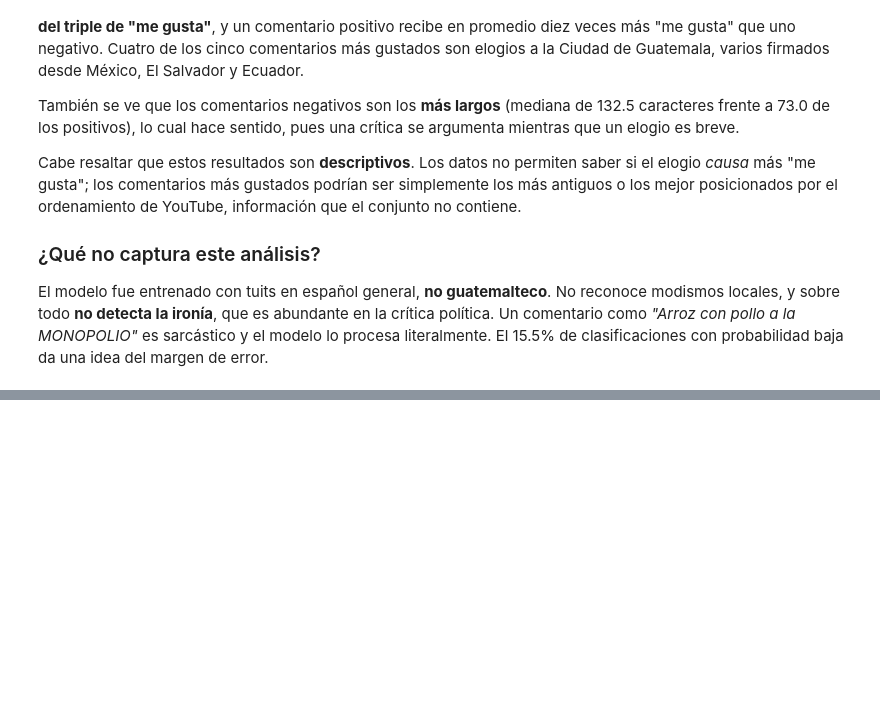
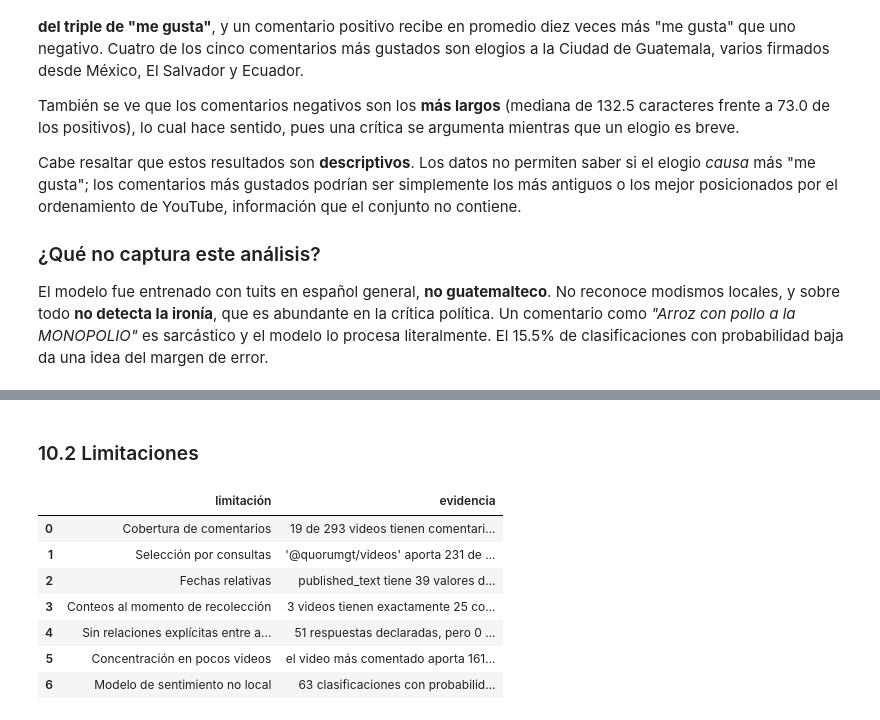
Before and after one commit to Tunchxz/CC3084-Laboratorio-6, a Jupyter notebook: notebooks/04_sentimiento_conclusiones.ipynb, the cells around one changed output, grey strips where cells are left out. Saved outputs shown, nothing was run; the diff lists cells and outputs as text; code cells hidden in the pictures; blank space fills up the shorter version.

```diff
--- a/notebooks/04_sentimiento_conclusiones.ipynb
+++ b/notebooks/04_sentimiento_conclusiones.ipynb
@@ -532,0 +591,46 @@ El modelo fue entrenado con tuits en español general, **no guatemalteco**. No r
+# %% [markdown]
+### 10.2 Limitaciones
+# %%
+# Cada limitación con la cifra que la respalda
+lim = []
+
+lim.append({"limitación": "Cobertura de comentarios",
+            "evidencia": f"{cv['video_id'].nunique()} de {len(videos)} videos tienen comentarios "
+                         f"({cv['video_id'].nunique()/len(videos):.1%})"})
+
+q = cv["source_query_comentario"].value_counts()
+lim.append({"limitación": "Selección por consultas",
+            "evidencia": f"'{q.index[0]}' aporta {q.iloc[0]} de {len(cv)} comentarios ({q.iloc[0]/len(cv):.1%}); "
+                         f"{int((videos['source_group'] == 'official_gov').sum())} videos official_gov aportan 0"})
+
+lim.append({"limitación": "Fechas relativas",
+            "evidencia": f"published_text tiene {cv['published_text'].nunique()} valores del tipo "
+                         f"'{cv['published_text'].mode().iat[0]}': no son fechas"})
+
+topes = com_por_video.value_counts()
+lim.append({"limitación": "Conteos al momento de recolección",
+            "evidencia": f"{int(topes.get(25, 0))} videos tienen exactamente 25 comentarios: "
+                         "indicio de un tope de extracción"})
+
+lim.append({"limitación": "Sin relaciones explícitas entre autores",
+            "evidencia": f"{int(cv['reply_count'].sum())} respuestas declaradas, pero 0 columnas "
+                         "que identifiquen a quién respondieron"})
+
+lim.append({"limitación": "Concentración en pocos videos",
+            "evidencia": f"el video más comentado aporta {com_por_video.max()} de {len(cv)} comentarios "
+                         f"({com_por_video.max()/len(cv):.1%}) y el 75.7% de las aristas autor–autor"})
+
+lim.append({"limitación": "Modelo de sentimiento no local",
+            "evidencia": f"{int((cv['sentimiento_prob'] < 0.60).sum())} clasificaciones con probabilidad < 0.60; "
+                         "el modelo se entrenó con español general, no guatemalteco"})
+
+pd.DataFrame(lim)
+# %% [output]
+|  | limitación | evidencia |
+| 0 | Cobertura de comentarios | 19 de 293 videos tienen comentari... |
+| 1 | Selección por consultas | '@quorumgt/videos' aporta 231 de ... |
+| 2 | Fechas relativas | published_text tiene 39 valores d... |
+| 3 | Conteos al momento de recolección | 3 videos tienen exactamente 25 co... |
+| 4 | Sin relaciones explícitas entre a... | 51 respuestas declaradas, pero 0 ... |
+| 5 | Concentración en pocos videos | el video más comentado aporta 161... |
+| 6 | Modelo de sentimiento no local | 63 clasificaciones con probabilid... |
```
Also changed, not shown: parts of 8 cells of this notebook.
